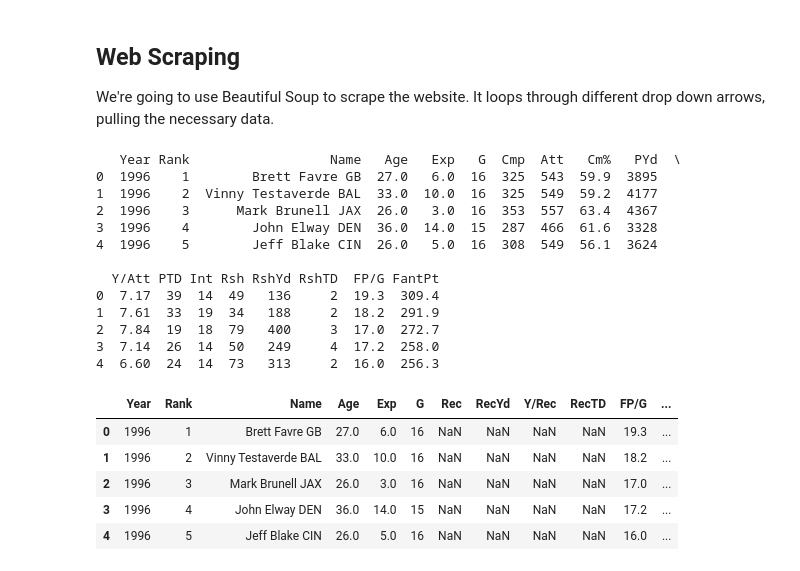
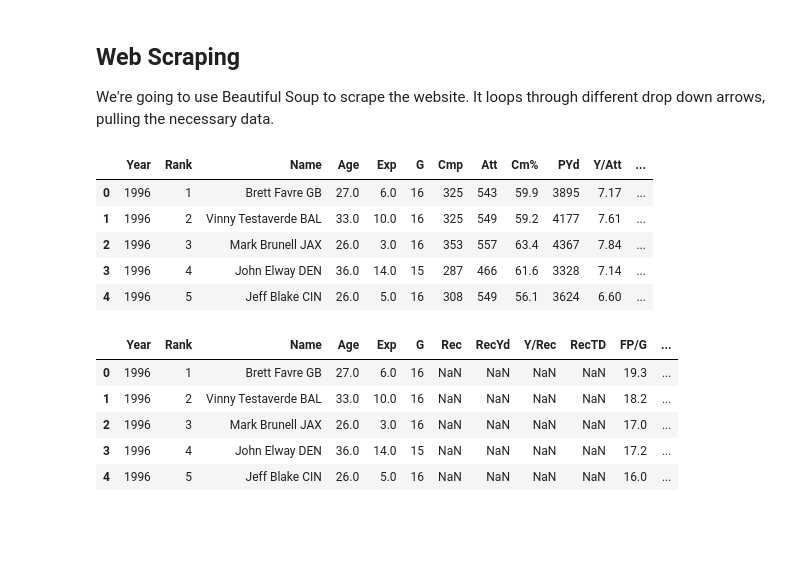
Before and after one commit to kolbymckay22/Fantasy-Football-Analysis, a Jupyter notebook: analysis.ipynb, the cells around one changed output. Cells and saved outputs as stored; diff of their text form; code cells hidden in the pictures; blank space fills up the shorter version.

```diff
--- a/analysis.ipynb
+++ b/analysis.ipynb
@@ -54,24 +54,34 @@ for position in positions:
                         **{headers[i + 1]: cell.text.strip() for i, cell in enumerate(cells)}
                     }
                     position_stats.append(row_data)
+    position_df = pd.DataFrame(position_stats)
+    # Separate team and name into their respective columns
+    # Split the 'Name' column into name and team
+    def extract_team(name):
+        split_name = name.split()
+        # Check if the last word is a valid team abbreviation
+        if split_name[-1].isupper() and 2 <= len(split_name[-1]) <= 4:
+            return split_name[-1]
+        return ''
 
-    # Convert the position's stats to a DataFrame
-    position_df = pd.DataFrame(position_stats)
-    position_data[position] = position_df
+    def clean_name(name):
+        split_name = name.split()
+        # Remove the team abbreviation if it's at the end of the name
+        return ' '.join(split_name[:-1])  # Remove team abbreviation
+
+    # Apply functions
+    position_df['Team'] = position_df['Name'].apply(extract_team)
+    position_df['Name'] = position_df['Name'].apply(clean_name)
+    position_df.to_csv(f"Data/{position}_stats.csv", index=False)
-# %% [output]
-   Year Rank                  Name   Age   Exp   G  Cmp  Att   Cm%   PYd  \
-0  1996    1        Brett Favre GB  27.0   6.0  16  325  543  59.9  3895
-1  1996    2  Vinny Testaverde BAL  33.0  10.0  16  325  549  59.2  4177
-2  1996    3      Mark Brunell JAX  26.0   3.0  16  353  557  63.4  4367
-3  1996    4        John Elway DEN  36.0  14.0  15  287  466  61.6  3328
-4  1996    5        Jeff Blake CIN  26.0   5.0  16  308  549  56.1  3624
-
-  Y/Att PTD Int Rsh RshYd RshTD  FP/G FantPt
-0  7.17  39  14  49   136     2  19.3  309.4
-1  7.61  33  19  34   188     2  18.2  291.9
-2  7.84  19  18  79   400     3  17.0  272.7
-3  7.14  26  14  50   249     4  17.2  258.0
-4  6.60  24  14  73   313     2  16.0  256.3
+# %%
+position_data['qb'].head(5)
+# %% [output]
+|  | Year | Rank | Name | Age | Exp | G | Cmp | Att | Cm% | PYd | Y/Att | ... |
+| 0 | 1996 | 1 | Brett Favre GB | 27.0 | 6.0 | 16 | 325 | 543 | 59.9 | 3895 | 7.17 | ... |
+| 1 | 1996 | 2 | Vinny Testaverde BAL | 33.0 | 10.0 | 16 | 325 | 549 | 59.2 | 4177 | 7.61 | ... |
+| 2 | 1996 | 3 | Mark Brunell JAX | 26.0 | 3.0 | 16 | 353 | 557 | 63.4 | 4367 | 7.84 | ... |
+| 3 | 1996 | 4 | John Elway DEN | 36.0 | 14.0 | 15 | 287 | 466 | 61.6 | 3328 | 7.14 | ... |
+| 4 | 1996 | 5 | Jeff Blake CIN | 26.0 | 5.0 | 16 | 308 | 549 | 56.1 | 3624 | 6.60 | ... |
 # %%
 # Create DataFrame
 fantasy_df = pd.DataFrame(all_data, columns=headers)
```
Also changed, not shown: 1 other file.
